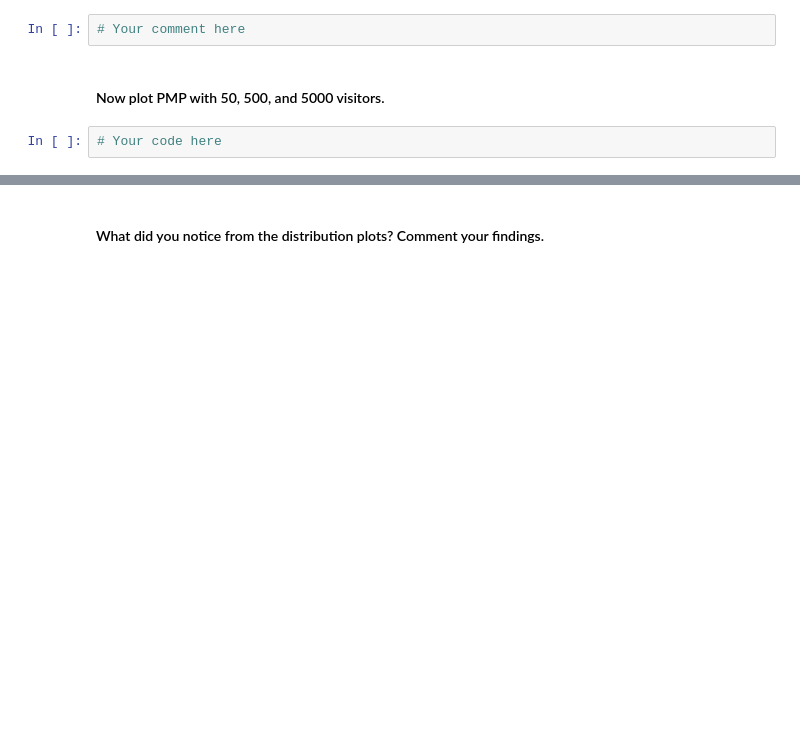
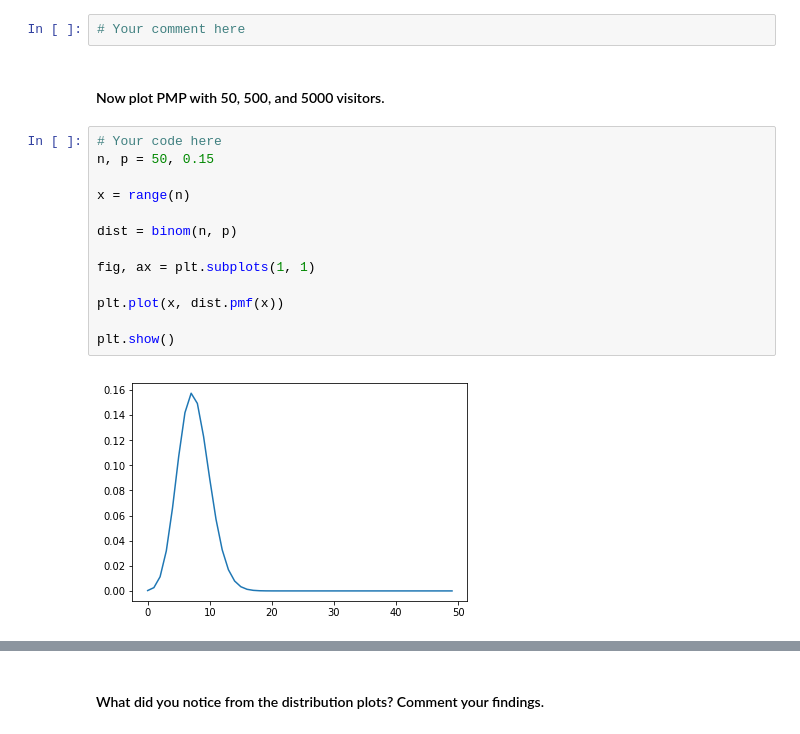
Before and after one commit to ta-data-bcn/lab-probability-dist, a Jupyter notebook: your_code/main.ipynb, the cells around one changed output, grey strips where cells are left out. Saved outputs shown, nothing was run; the diff lists cells and outputs as text; blank space fills up the shorter version.

```diff
--- a/your_code/main.ipynb
+++ b/your_code/main.ipynb
@@ -98,5 +107,18 @@ plt.show()
 # Your comment here
 # %% [markdown]
 #### Now plot PMP with 50, 500, and 5000 visitors.
-# %%
-# Your code here
+# %%
+# Your code here
+n, p = 50, 0.15
+
+x = range(n)
+
+dist = binom(n, p)
+
+fig, ax = plt.subplots(1, 1)
+
+plt.plot(x, dist.pmf(x))
+
+plt.show()
+# %% [output]
+[figure, added]
```
Also changed, not shown: parts of 14 cells of this notebook.
